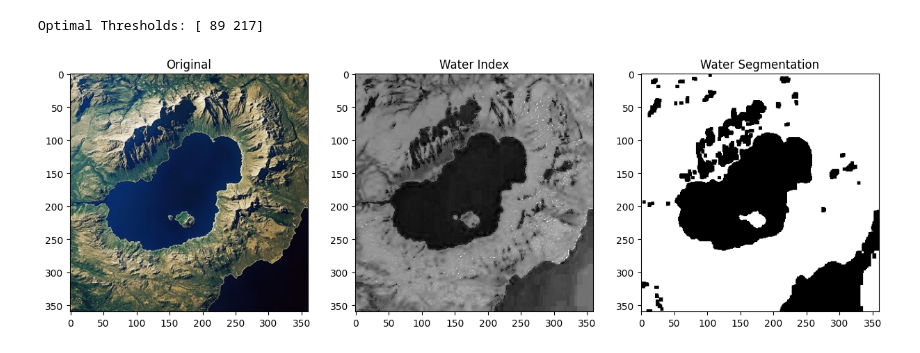
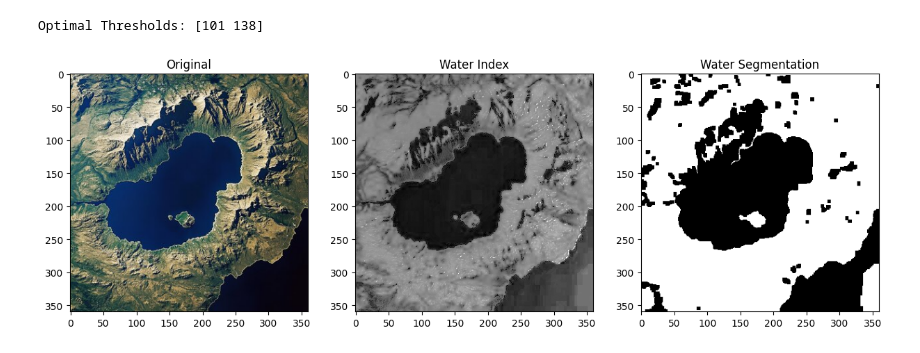
Before and after one commit to Soumyajit-Chakraborty/Waterbody_segmentation, a Jupyter notebook: Adaptive_Cuckoo_Search.ipynb, the cells around one changed output. Saved outputs shown, nothing was run; the diff lists cells and outputs as text; code cells hidden in the pictures.

```diff
--- a/Adaptive_Cuckoo_Search.ipynb
+++ b/Adaptive_Cuckoo_Search.ipynb
@@ -42,21 +42,29 @@ def water_fitness(wi, texture, thresholds):
         return 0
 
     # Otsu-like separation (between-class variance on WI)
-    hist = cv2.calcHist([wi], [0], None, [256], [0,256]).flatten()
-    hist = hist / hist.sum()
+    # Extract segmented regions
+    water_pixels = wi[mask]
+    non_water_pixels = wi[~mask]
 
-    total_mean = np.sum(np.arange(256) * hist)
-
-    omega1 = np.sum(hist[:T_wi])
-    omega2 = np.sum(hist[T_wi:])
-
-    if omega1 == 0 or omega2 == 0:
+    if len(water_pixels) == 0 or len(non_water_pixels) == 0:
         return 0
 
-    mu1 = np.sum(np.arange(0,T_wi) * hist[:T_wi]) / omega1
-    mu2 = np.sum(np.arange(T_wi,256) * hist[T_wi:]) / omega2
+    # Compute means
+    mu_water = np.mean(water_pixels)
+    mu_non_water = np.mean(non_water_pixels)
 
-    between_var = omega1 * (mu1 - total_mean)**2 + omega2 * (mu2 - total_mean)**2
+    # Compute class probabilities
+    omega_water = len(water_pixels) / wi.size
+    omega_non_water = len(non_water_pixels) / wi.size
+
+    # Compute total mean
+    mu_total = omega_water * mu_water + omega_non_water * mu_non_water
+
+    # Between-class variance
+    between_var = (
+        omega_water * (mu_water - mu_total) ** 2 +
+        omega_non_water * (mu_non_water - mu_total) ** 2
+    )
 
     # Spatial continuity (favor large connected regions)
     mask_uint = mask.astype(np.uint8)
@@ -134,32 +142,32 @@ image = cv2.cvtColor(image, cv2.COLOR_BGR2RGB)
 
 gray = cv2.cvtColor(image, cv2.COLOR_RGB2GRAY)
 
 wi = compute_water_index(image)
 texture = compute_texture_map(gray)
 
 best_thresholds = ACS_2D(wi, texture, n_nests=30, n_iter=60)
 
 T_wi, T_tex = best_thresholds
 
 water_mask = (wi > T_wi) & (texture < T_tex)
 water_mask = post_process(water_mask)
 
 print("Optimal Thresholds:", best_thresholds)
 
 plt.figure(figsize=(15,5))
 plt.subplot(1,3,1)
 plt.title("Original")
 plt.imshow(image)
 
 plt.subplot(1,3,2)
 plt.title("Water Index")
 plt.imshow(wi, cmap='gray')
 
 plt.subplot(1,3,3)
 plt.title("Water Segmentation")
 plt.imshow(water_mask, cmap='gray')
 
 plt.show()
 # %% [output]
-Optimal Thresholds: [ 89 217]
+Optimal Thresholds: [101 138]
-[figure, old version]
+[figure, new version]
```
